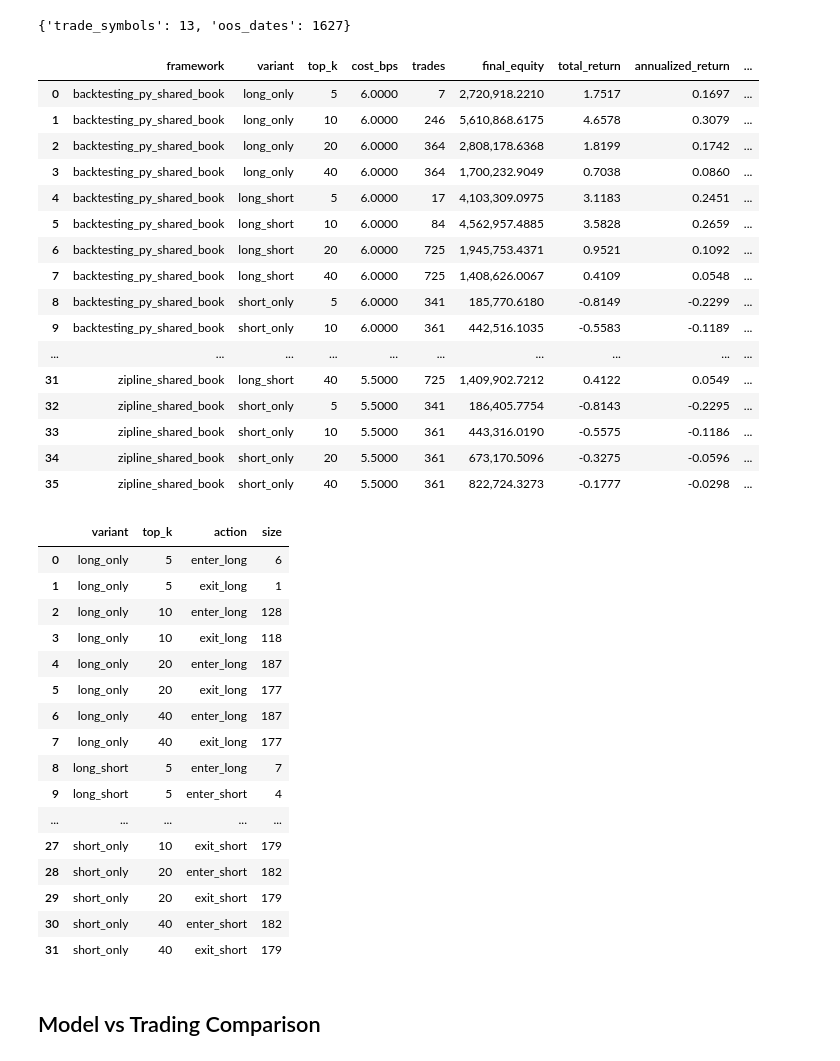
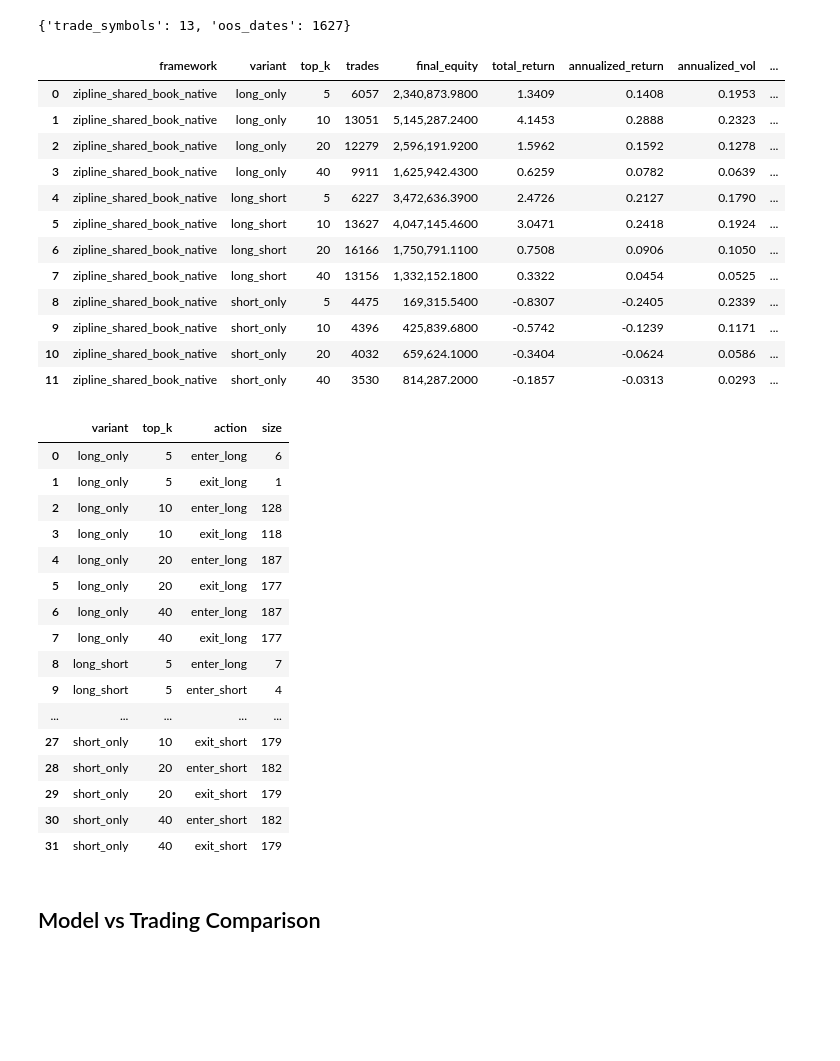
Before and after one commit to quantarb/quant-orchestrator, a Jupyter notebook: notebooks/ml_trading/gpu_rf_shared_book_ml_trading.ipynb, the cells around one changed output. Drawn from its saved outputs; the diff is of its cells as text; code cells hidden in the pictures; blank space fills up the shorter version.

Commit message:
Use native Zipline shared book execution

```diff
--- a/notebooks/ml_trading/gpu_rf_shared_book_ml_trading.ipynb
+++ b/notebooks/ml_trading/gpu_rf_shared_book_ml_trading.ipynb
@@ -75,8 +72,8 @@ MIN_TRAIN_ROWS_PER_FAMILY = 250
 MIN_CLASSES_PER_FAMILY = 2
 CAPITAL_BASE = 1_000_000.0
 
-# Approximate realistic all-in trading frictions. These are applied to notional turnover.
-FRAMEWORK_COST_MODELS = DEFAULT_SHARED_BOOK_COST_MODELS
+ZIPLINE_COMMISSION_PER_SHARE = 0.005
+ZIPLINE_SLIPPAGE_BPS = 5.0
 
 RF_PARAMS = {
     'n_estimators': 300,
@@ -470,40 +469,65 @@ print({'trade_symbols': len(trade_symbols), 'oos_dates': len(oos_dates)})
 # %% [output]
 {'trade_symbols': 13, 'oos_dates': 1627}
 # %%
-backtest_summary, trade_log, weight_artifacts = run_shared_book_framework_comparison(
-    scores=mean_scores,
-    next_returns=next_returns,
-    symbols=trade_symbols,
-    dates=oos_dates,
-    variants=('long_only', 'short_only', 'long_short'),
-    top_k_values=tuple(TOP_K_VALUES),
-    entry_threshold=ENTRY_THRESHOLD,
-    exit_threshold=EXIT_THRESHOLD,
-    cost_models=FRAMEWORK_COST_MODELS,
-    capital_base=CAPITAL_BASE,
-)
-backtest_summary = backtest_summary.sort_values(['framework', 'variant', 'top_k']).reset_index(drop=True)
-metric_cols = ['framework', 'variant', 'top_k', 'cost_bps', 'trades', 'final_equity', 'total_return', 'annualized_return', 'annualized_vol', 'sharpe', 'max_drawdown', 'avg_gross_exposure', 'avg_net_exposure', 'fully_invested_days', 'cash_days']
+weight_artifacts = {}
+trade_logs = []
+summary_rows = []
+zipline_runs = {}
+
+for variant in ['long_only', 'short_only', 'long_short']:
+    for top_k in TOP_K_VALUES:
+        weights, trades = build_shared_book_weights(
+            mean_scores,
+            trade_symbols,
+            oos_dates,
+            top_k=top_k,
+            variant=variant,
+            entry_threshold=ENTRY_THRESHOLD,
+            exit_threshold=EXIT_THRESHOLD,
+        )
+        weight_artifacts[(variant, top_k)] = weights
+        trades = trades.assign(variant=variant, top_k=top_k)
+        trade_logs.append(trades)
+        run = run_zipline_shared_book(
+            {symbol: price_frames[symbol] for symbol in trade_symbols if symbol in price_frames},
+            weights,
+            capital_base=CAPITAL_BASE,
+            commission_per_share=ZIPLINE_COMMISSION_PER_SHARE,
+            slippage_bps=ZIPLINE_SLIPPAGE_BPS,
+        )
+        zipline_runs[(variant, top_k)] = run
+        row = run.summary.iloc[0].to_dict()
+        row.update({
+            'variant': variant,
+            'top_k': top_k,
+            'commission_per_share': ZIPLINE_COMMISSION_PER_SHARE,
+            'slippage_bps': ZIPLINE_SLIPPAGE_BPS,
+            'avg_gross_exposure': float(weights.abs().sum(axis=1).mean()),
+            'avg_net_exposure': float(weights.sum(axis=1).mean()),
+            'fully_invested_days': float(weights.abs().sum(axis=1).ge(0.999).mean()),
+            'cash_days': float(weights.abs().sum(axis=1).eq(0).mean()),
+        })
+        summary_rows.append(row)
+
+trade_log = pd.concat(trade_logs, ignore_index=True) if trade_logs else pd.DataFrame()
+backtest_summary = pd.DataFrame(summary_rows).sort_values(['variant', 'top_k']).reset_index(drop=True)
+metric_cols = ['framework', 'variant', 'top_k', 'trades', 'final_equity', 'total_return', 'annualized_return', 'annualized_vol', 'sharpe', 'max_drawdown', 'avg_gross_exposure', 'avg_net_exposure', 'fully_invested_days', 'cash_days']
 display(backtest_summary[metric_cols])
 display(trade_log.groupby(['variant', 'top_k', 'action'], as_index=False).size().head(50))
 # %% [output]
-|  | framework | variant | top_k | cost_bps | trades | final_equity | total_return | annualized_return | ... |
-| 0 | backtesting_py_shared_book | long_only | 5 | 6.0000 | 7 | 2,720,918.2210 | 1.7517 | 0.1697 | ... |
-| 1 | backtesting_py_shared_book | long_only | 10 | 6.0000 | 246 | 5,610,868.6175 | 4.6578 | 0.3079 | ... |
-| 2 | backtesting_py_shared_book | long_only | 20 | 6.0000 | 364 | 2,808,178.6368 | 1.8199 | 0.1742 | ... |
-| 3 | backtesting_py_shared_book | long_only | 40 | 6.0000 | 364 | 1,700,232.9049 | 0.7038 | 0.0860 | ... |
-| 4 | backtesting_py_shared_book | long_short | 5 | 6.0000 | 17 | 4,103,309.0975 | 3.1183 | 0.2451 | ... |
-| 5 | backtesting_py_shared_book | long_short | 10 | 6.0000 | 84 | 4,562,957.4885 | 3.5828 | 0.2659 | ... |
-| 6 | backtesting_py_shared_book | long_short | 20 | 6.0000 | 725 | 1,945,753.4371 | 0.9521 | 0.1092 | ... |
-| 7 | backtesting_py_shared_book | long_short | 40 | 6.0000 | 725 | 1,408,626.0067 | 0.4109 | 0.0548 | ... |
-| 8 | backtesting_py_shared_book | short_only | 5 | 6.0000 | 341 | 185,770.6180 | -0.8149 | -0.2299 | ... |
-| 9 | backtesting_py_shared_book | short_only | 10 | 6.0000 | 361 | 442,516.1035 | -0.5583 | -0.1189 | ... |
-| ... | ... | ... | ... | ... | ... | ... | ... | ... | ... |
-| 31 | zipline_shared_book | long_short | 40 | 5.5000 | 725 | 1,409,902.7212 | 0.4122 | 0.0549 | ... |
-| 32 | zipline_shared_book | short_only | 5 | 5.5000 | 341 | 186,405.7754 | -0.8143 | -0.2295 | ... |
-| 33 | zipline_shared_book | short_only | 10 | 5.5000 | 361 | 443,316.0190 | -0.5575 | -0.1186 | ... |
-| 34 | zipline_shared_book | short_only | 20 | 5.5000 | 361 | 673,170.5096 | -0.3275 | -0.0596 | ... |
-| 35 | zipline_shared_book | short_only | 40 | 5.5000 | 361 | 822,724.3273 | -0.1777 | -0.0298 | ... |
+|  | framework | variant | top_k | trades | final_equity | total_return | annualized_return | annualized_vol | ... |
+| 0 | zipline_shared_book_native | long_only | 5 | 6057 | 2,340,873.9800 | 1.3409 | 0.1408 | 0.1953 | ... |
+| 1 | zipline_shared_book_native | long_only | 10 | 13051 | 5,145,287.2400 | 4.1453 | 0.2888 | 0.2323 | ... |
+| 2 | zipline_shared_book_native | long_only | 20 | 12279 | 2,596,191.9200 | 1.5962 | 0.1592 | 0.1278 | ... |
+| 3 | zipline_shared_book_native | long_only | 40 | 9911 | 1,625,942.4300 | 0.6259 | 0.0782 | 0.0639 | ... |
+| 4 | zipline_shared_book_native | long_short | 5 | 6227 | 3,472,636.3900 | 2.4726 | 0.2127 | 0.1790 | ... |
+| 5 | zipline_shared_book_native | long_short | 10 | 13627 | 4,047,145.4600 | 3.0471 | 0.2418 | 0.1924 | ... |
+| 6 | zipline_shared_book_native | long_short | 20 | 16166 | 1,750,791.1100 | 0.7508 | 0.0906 | 0.1050 | ... |
+| 7 | zipline_shared_book_native | long_short | 40 | 13156 | 1,332,152.1800 | 0.3322 | 0.0454 | 0.0525 | ... |
+| 8 | zipline_shared_book_native | short_only | 5 | 4475 | 169,315.5400 | -0.8307 | -0.2405 | 0.2339 | ... |
+| 9 | zipline_shared_book_native | short_only | 10 | 4396 | 425,839.6800 | -0.5742 | -0.1239 | 0.1171 | ... |
+| 10 | zipline_shared_book_native | short_only | 20 | 4032 | 659,624.1000 | -0.3404 | -0.0624 | 0.0586 | ... |
+| 11 | zipline_shared_book_native | short_only | 40 | 3530 | 814,287.2000 | -0.1857 | -0.0313 | 0.0293 | ... |
 |  | variant | top_k | action | size |
 | 0 | long_only | 5 | enter_long | 6 |
 | 1 | long_only | 5 | exit_long | 1 |
```
Also changed, not shown: parts of 9 cells of this notebook, 2 other files.
